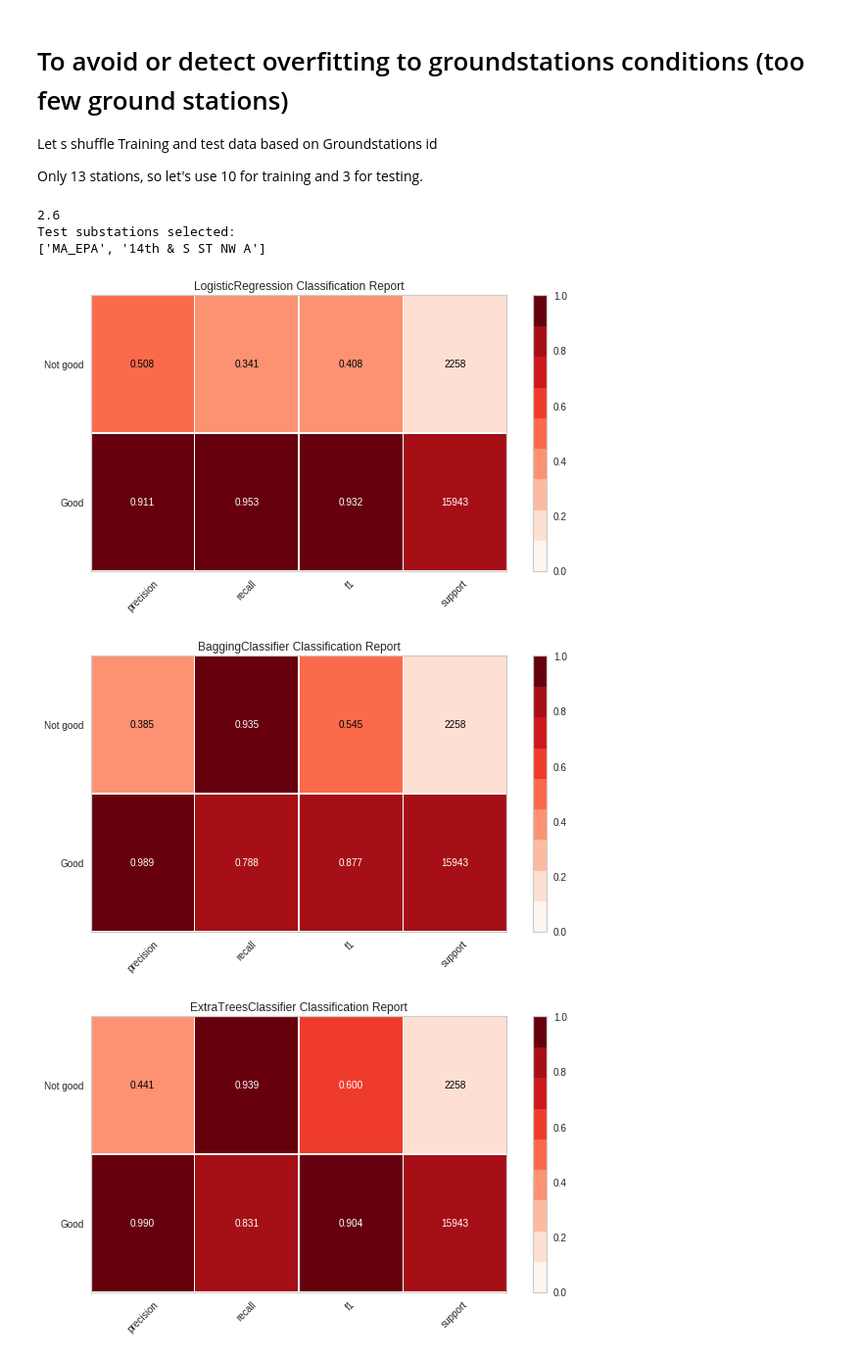
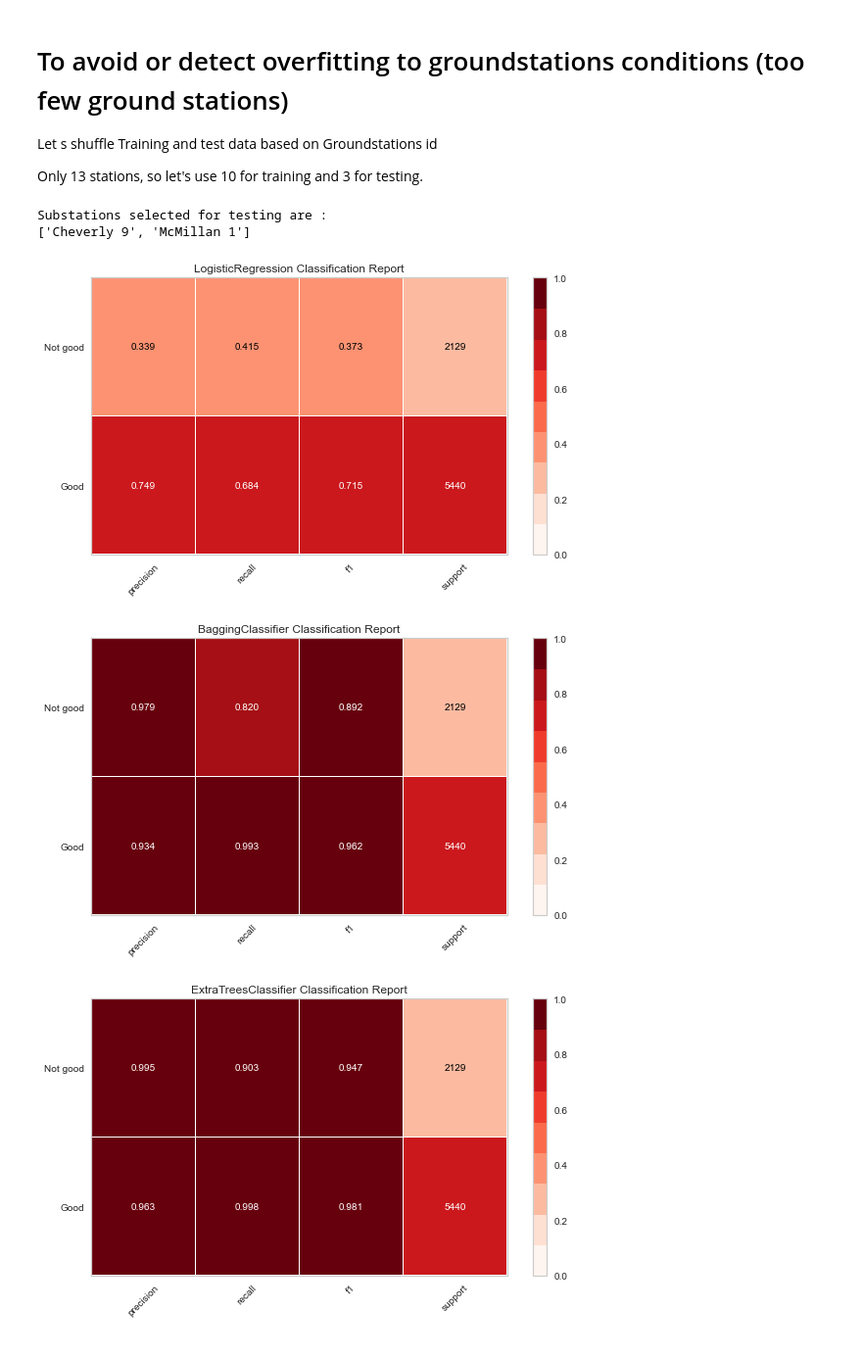
Before and after one commit to georgetown-analytics/Air-Pollution, a Jupyter notebook: model/model classif selection.ipynb, the cells around one changed output. Shown: that part at 98% size. Drawn from its saved outputs; the diff is of its cells as text; code cells hidden in the pictures.

```diff
--- a/model/model classif selection.ipynb
+++ b/model/model classif selection.ipynb
@@ -175,7 +208,10 @@ def score_model(X, y, estimator, **kwargs):
     y = LabelEncoder().fit_transform(y)
 
     model = Pipeline([
-     ('preprocessor', StandardScaler()),
+     ('preprocessor', ColumnTransformer(
+    transformers=[
+        ('num', numeric_transformer, numericColumns),
+        ('cat', categorical_transformer, categoricalColumns)])),
      ('estimator', estimator)
     ])
 
@@ -198,7 +234,8 @@ models = [
     LogisticRegression(solver='lbfgs'), #LogisticRegressionCV(cv=3),
     BaggingClassifier(),
     ExtraTreesClassifier(n_estimators=100),
-    RandomForestClassifier(n_estimators=100)
+    RandomForestClassifier(n_estimators=100),
+    DecisionTreeClassifier()
 ]
 
 
@@ -214,4 +252,5 @@ RandomForestClassifier: 0.9569667699848627
 # %%
+
 def visualize_model(X, y, estimator):
     """
     Test various estimators.
@@ -219,18 +258,16 @@ def visualize_model(X, y, estimator):
     y = LabelEncoder().fit_transform(y)
 
     model = Pipeline([
-     ('preprocessor', StandardScaler()),
+     ("preprocessor", ColumnTransformer(
+    transformers=[
+        ('num', numeric_transformer, numericColumns),
+        ('cat', categorical_transformer, categoricalColumns)])),
      ('estimator', estimator)
     ])
 
-#    model = Pipeline([
-#         ('one_hot_encoder', OneHotEncoder()),
-#         ('estimator', estimator)
-#    ])
-
     visualizer = ClassificationReport(
         model,
-        classes=['not good', 'Good'],
+        classes=['Not polluted', 'Polluted'],
         cmap="Reds",
         support=True,
         size=(600, 360)
@@ -244,6 +281,8 @@ def visualize_model(X, y, estimator):
 
     visualizer.show()
 
+    return visualizer.scores_
+
 
 
 #keeping best ones
@@ -255,9 +294,10 @@ models = [
     LogisticRegression(solver='lbfgs'), #LogisticRegressionCV(cv=3),
     BaggingClassifier(),
     ExtraTreesClassifier(n_estimators=100),
-    RandomForestClassifier(n_estimators=100)
+    RandomForestClassifier(n_estimators=100),
+    DecisionTreeClassifier()
 ]
 
 for model in models:
-    visualize_model(X, y, model)
+    s = visualize_model(X, y, model)
 # %% [output]
@@ -281,10 +335,9 @@ import random
 def tts_gs(X, y, gs, test_size):
     stations = gs["station_id"].unique()
     nb_stations = len(stations) * test_size
-    print(nb_stations)
     my_randoms = random.sample(list(stations), int(nb_stations))
     filters = gs["station_id"].isin(my_randoms)
-    print('Test substations selected: ')
+    print('Substations selected for testing are : ')
     print(my_randoms)
     return X[~filters], X[filters], y[~filters], y[filters]
 
@@ -294,39 +347,41 @@ def visualize_model_gs(X_train, X_test, y_train, y_test, estimator):
     Test various estimators.
     """
     #y = LabelEncoder().fit_transform(y)
     y_train = LabelEncoder().fit_transform(y_train)
     y_test = LabelEncoder().fit_transform(y_test)
 
     model = Pipeline([
-     ('preprocessor', StandardScaler()),
+     ("ColumnTransformer", ColumnTransformer(
+        transformers=[
+        ('num', numeric_transformer, numericColumns),
+        ('cat', categorical_transformer, categoricalColumns)])),
      ('estimator', estimator)
     ])
 
 
     # Instantiate the classification model and visualizer
     visualizer = ClassificationReport(
         model,
         classes=['Good', 'Not good'],
         cmap="Reds",
         support=True,
         size=(600, 360)
     )
 
     #X_train, X_test, y_train, y_test = tts_gs(X, y, gs, test_size=0.20)
     #import pdb; pdb.set_trace()
     visualizer.fit(X_train, y_train)
     score = visualizer.score(X_test, y_test)
     visualizer.show()
-    return score
+    return visualizer.scores_
 
 X_train, X_test, y_train, y_test = tts_gs(X, y, gs, test_size=0.20)
 
 for model in models:
-    visualize_model_gs(X_train, X_test, y_train, y_test, model)
+    s= visualize_model_gs(X_train, X_test, y_train, y_test, model)
 # %% [output]
-2.6
-Test substations selected:
-['MA_EPA', '14th & S ST NW A']
+Substations selected for testing are :
+['Cheverly 9', 'McMillan 1']
-[figure, old version]
+[figure, new version]
-[figure, old version]
+[figure, new version]
-[figure, old version]
+[figure, new version]
```
Also changed, not shown: parts of 19 cells of this notebook, 1 other file.
